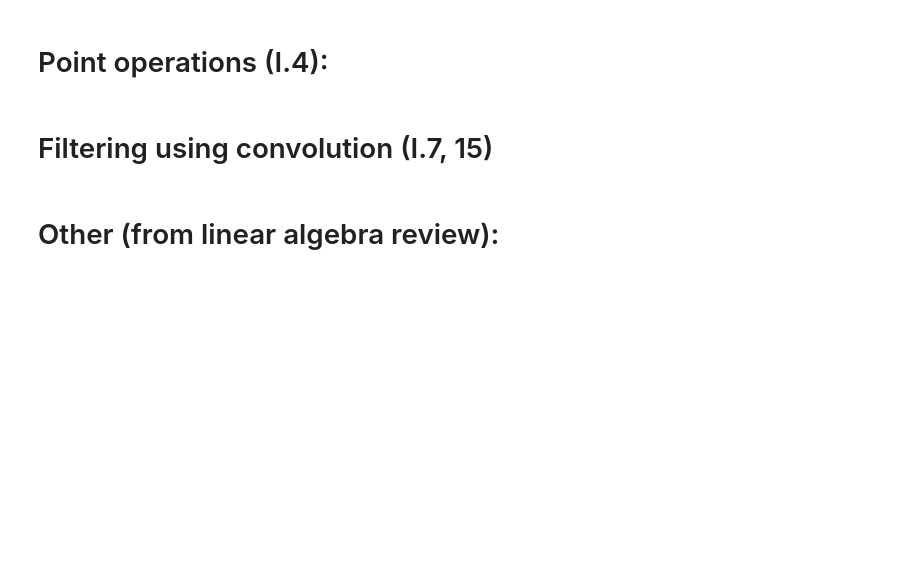
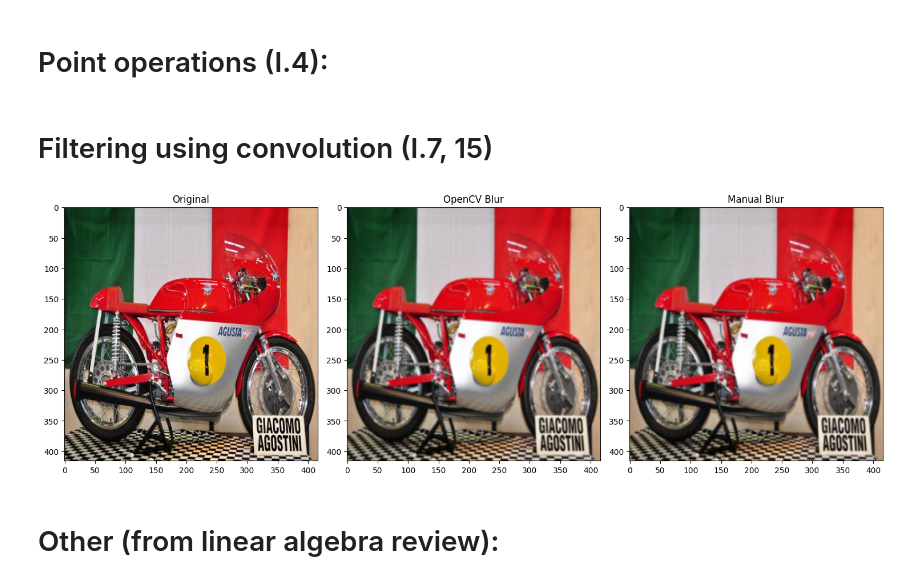
Before and after one commit to valerieliang/data-augmentation, a Jupyter notebook: augmentation_methods.ipynb, the cells around one changed output. Cells and saved outputs as stored; diff of their text form; code cells hidden in the pictures; blank space fills up the shorter version.

Commit message:
completed convolution helper function and guassian blur function

```diff
--- a/augmentation_methods.ipynb
+++ b/augmentation_methods.ipynb
@@ -45,5 +78,52 @@ plt.show()
 # %%
 # Gaussian Blur (example of weighted averaging filter (I.12))
+def gaussian_blur(image, kernel_size=9, sigma=1.0):
+    """
+    Apply Gaussian blur to an image using a Gaussian kernel (handles RGB images).
+    Parameters:
+    - image: 2D numpy array representing the input image
+    - kernel_size: size of the Gaussian kernel (must be odd)
+    - sigma: standard deviation of the Gaussian distribution
+    Returns:
+    - blurred_image: 2D numpy array representing the blurred image
+    """
+
+    gaussian_blur_kernel = np.zeros((kernel_size, kernel_size), dtype=np.float32)
+    center = kernel_size // 2
+    for x in range(kernel_size):
+        for y in range(kernel_size):
+            gaussian_blur_kernel[x, y] = (1 / (2 * np.pi * sigma ** 2)) * \
+                np.exp(-((x - center) ** 2 + (y - center) ** 2) / (2 * sigma ** 2))
+    gaussian_blur_kernel /= np.sum(gaussian_blur_kernel)
+
+    if image.ndim == 2:
+        return convolution2d(image, gaussian_blur_kernel)
+
+    elif image.ndim == 3:
+        blurred_channels = [
+            convolution2d(image[:, :, c], gaussian_blur_kernel)
+            for c in range(image.shape[2])
+        ]
+        return np.stack(blurred_channels, axis=-1)
+# %%
+# test the Gaussian blur function
+plt.figure(figsize=(15, 5))
+plt.subplot(1, 3, 1)
+plt.imshow(img_rgb)
+plt.title("Original")
+
+plt.subplot(1, 3, 2)
+plt.imshow(cv2.GaussianBlur(img_rgb, (9, 9), sigmaX=1.0))
+plt.title("OpenCV Blur")
+
+plt.subplot(1, 3, 3)
+plt.imshow(gaussian_blur(img_rgb, kernel_size=9, sigma=1.0).astype(np.uint8))
+plt.title("Manual Blur")
+
+plt.tight_layout()
+plt.show()
+# %% [output]
+[figure, added]
 # %%
 # Sharpen the image (I.55-59)
 # %% [markdown]
```
Also changed, not shown: parts of 2 cells of this notebook.
